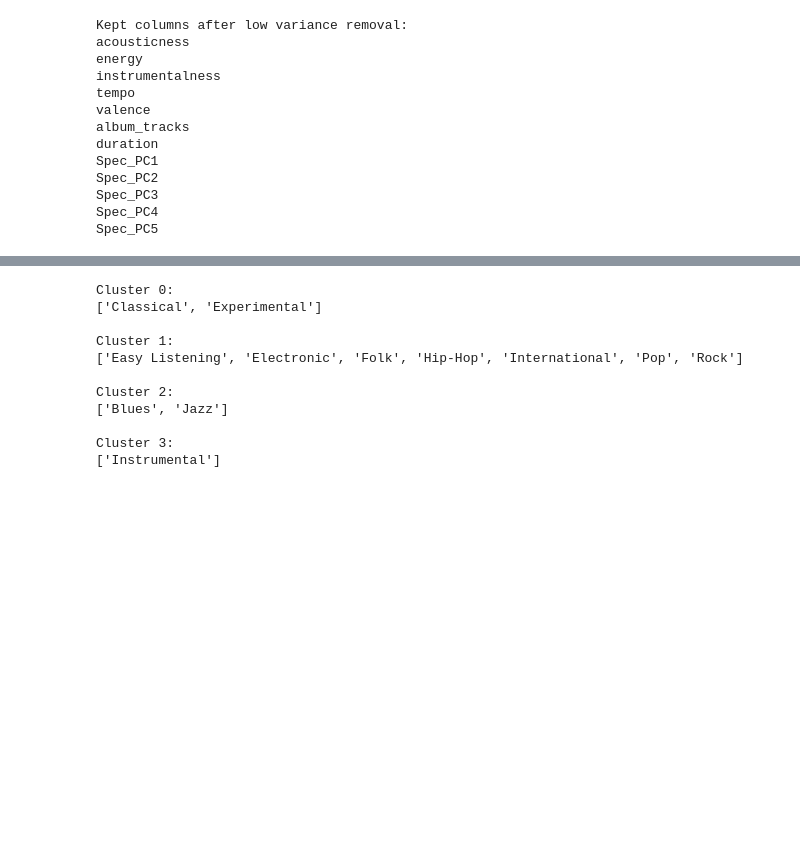
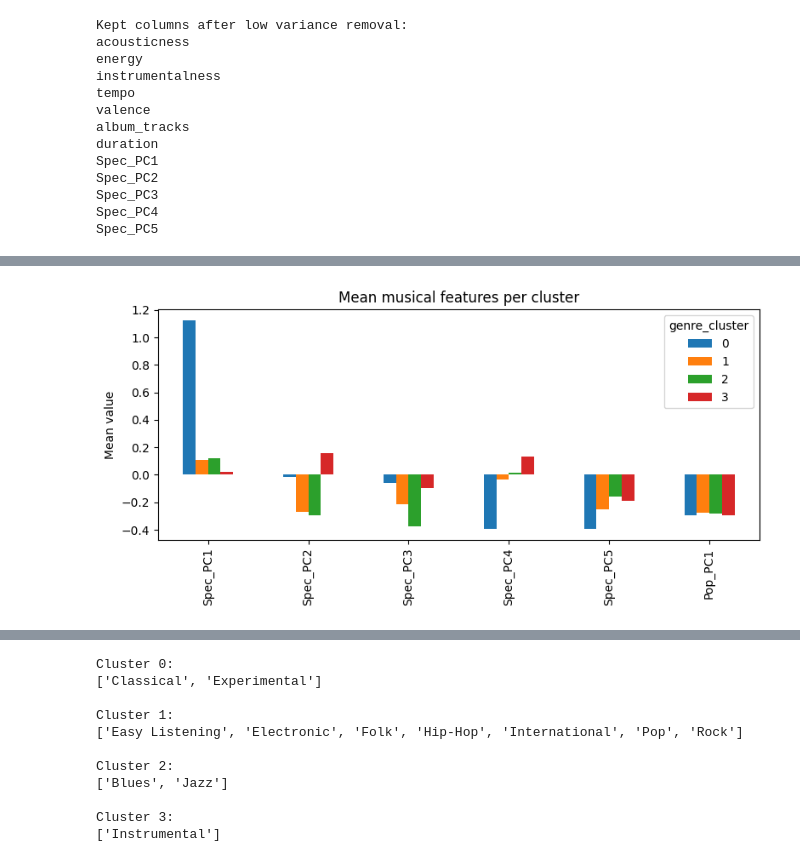
Before and after one commit to khola22/Supervised_Challenge, a Jupyter notebook: task2.ipynb, the cells around one changed output, grey strips where cells are left out. Cells and saved outputs as stored; diff of their text form; code cells hidden in the pictures; blank space fills up the shorter version.

Commit message:
Added clustering plot and mean feature per cluster plot in task2.ipynb and updated README.md

```diff
--- a/task2.ipynb
+++ b/task2.ipynb
@@ -664,3 +664,17 @@ genre_df.head()
 | 2 | Easy Listening | 0.723953 | 0.591393 | 0.502951 | 0.867415 | 0.108289 | 0.052036 | 113.2605 | ... |
 | 3 | Electronic | 0.174973 | 0.628130 | 0.645337 | 0.863792 | 0.112875 | 0.062551 | 122.8650 | ... |
 | 4 | Experimental | 0.863719 | 0.368907 | 0.286872 | 0.839526 | 0.114213 | 0.046528 | 108.0120 | ... |
+# %%
+# Mean spectral features per cluster
+mean_by_cluster = genre_df.groupby('genre_cluster')[
+    ['Spec_PC1', 'Spec_PC2', 'Spec_PC3', 'Spec_PC4', 'Spec_PC5',
+    'Pop_PC1']
+].mean()
+
+mean_by_cluster.T.plot(kind='bar', figsize=(8,4))
+plt.ylabel('Mean value')
+plt.title('Mean musical features per cluster')
+plt.tight_layout()
+plt.show()
+# %% [output]
+[figure, added]
```
Also changed, not shown: parts of 1 cell of this notebook, 1 other file.
